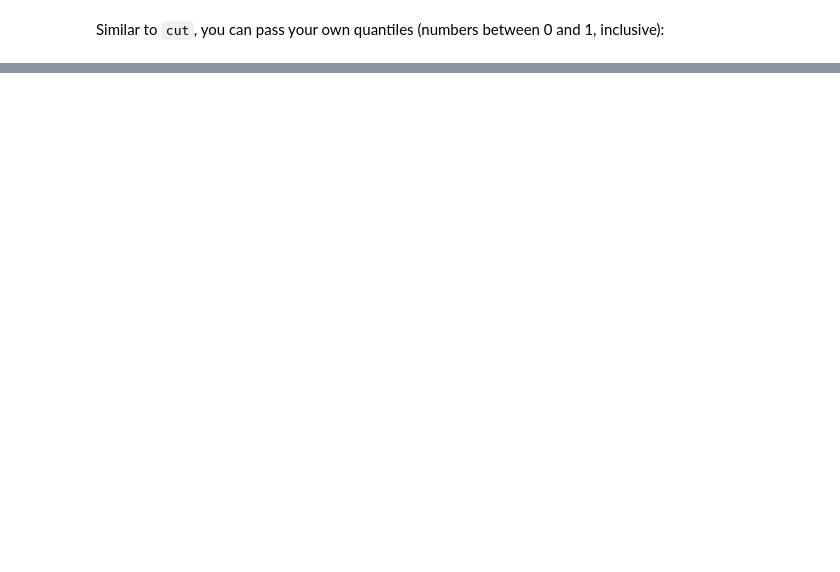
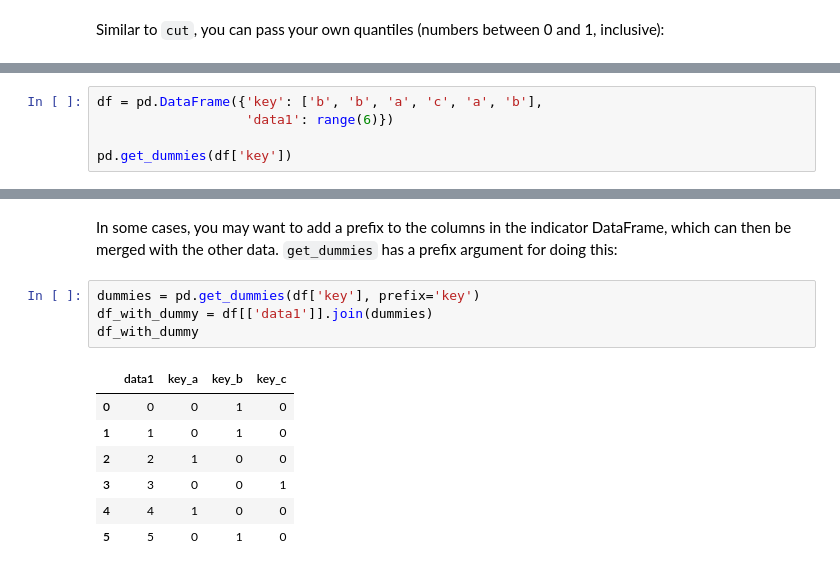
Before and after one commit to colinat/pandas, a Jupyter notebook: dataclean.ipynb, the cells around one changed output, grey strips where cells are left out. Drawn from its saved outputs; the diff is of its cells as text; blank space fills up the shorter version.

```diff
--- a/dataclean.ipynb
+++ b/dataclean.ipynb
@@ -598,0 +726,5 @@ dtype: int64
+# %%
+df = pd.DataFrame({'key': ['b', 'b', 'a', 'c', 'a', 'b'],
+                   'data1': range(6)})
+
+pd.get_dummies(df['key'])
@@ -598,0 +739,14 @@ dtype: int64
+# %% [markdown]
+In some cases, you may want to add a prefix to the columns in the indicator DataFrame, which can then be merged with the other data. `get_dummies` has a prefix argument for doing this:
+# %%
+dummies = pd.get_dummies(df['key'], prefix='key')
+df_with_dummy = df[['data1']].join(dummies)
+df_with_dummy
+# %% [output]
+|  | data1 | key_a | key_b | key_c |
+| 0 | 0 | 0 | 1 | 0 |
+| 1 | 1 | 0 | 1 | 0 |
+| 2 | 2 | 1 | 0 | 0 |
+| 3 | 3 | 0 | 0 | 1 |
+| 4 | 4 | 1 | 0 | 0 |
+| 5 | 5 | 0 | 1 | 0 |
```
Also changed, not shown: parts of 54 cells of this notebook.
